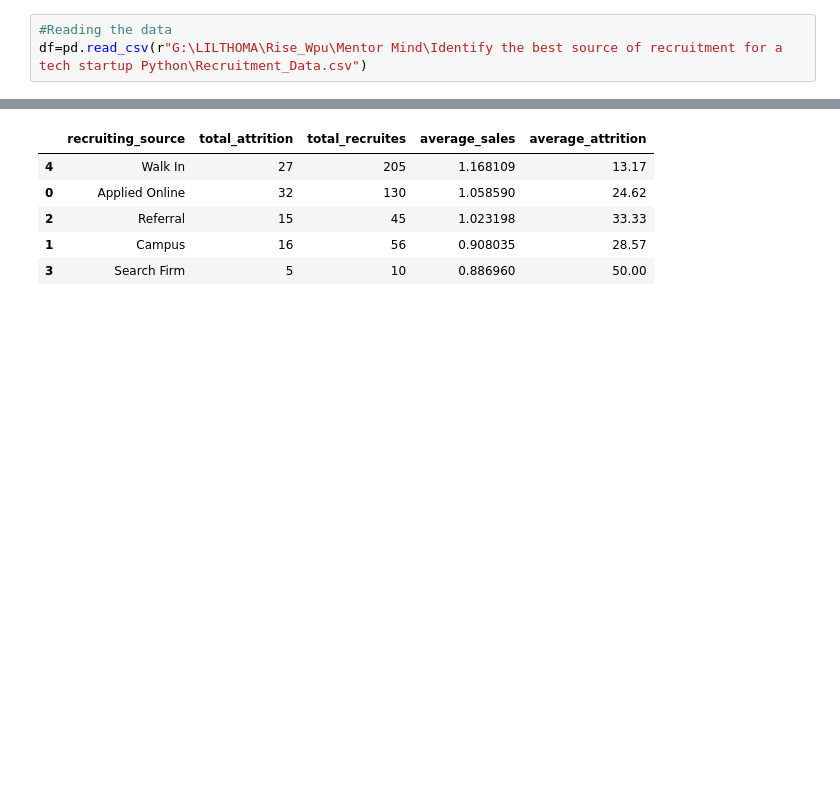
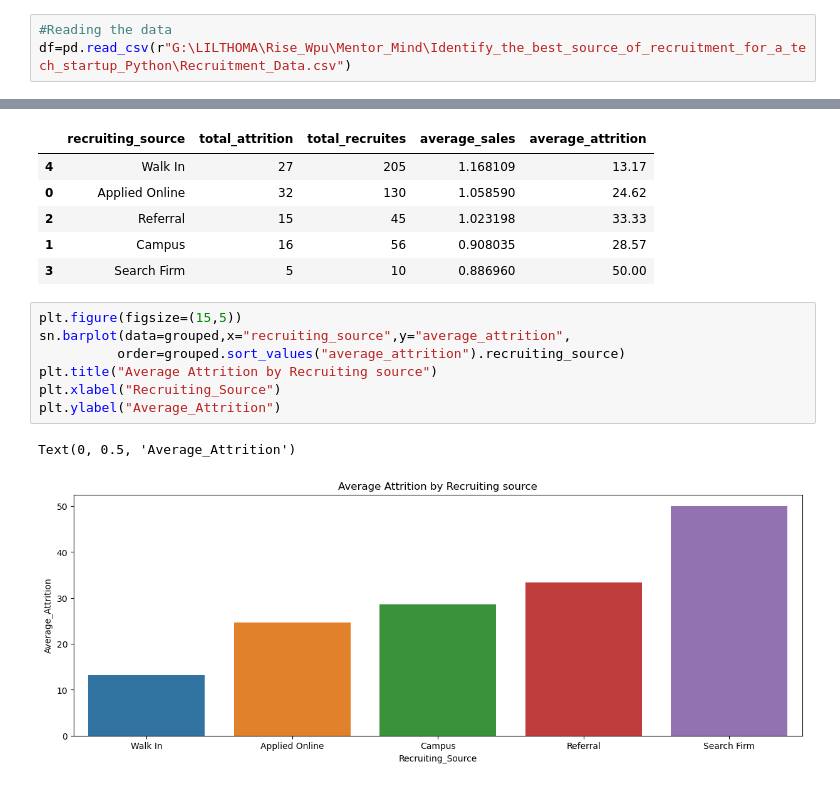
Before and after one commit to 7H0M45-4N70NY/MentorMind, a Jupyter notebook: EDA Recuitment_sources.ipynb, the cells around one changed output, grey strips where cells are left out. Drawn from its saved outputs; the diff is of its cells as text; blank space fills up the shorter version.

Commit message:
No major changes just two visualisation not using  ggplot

```diff
--- a/EDA Recuitment_sources.ipynb
+++ b/EDA Recuitment_sources.ipynb
@@ -5,7 +5,7 @@ import matplotlib.pyplot as plt
 import seaborn as sn
 # %%
 #Reading the data
-df=pd.read_csv(r"G:\LILTHOMA\Rise_Wpu\Mentor Mind\Identify the best source of recruitment for a tech startup Python\Recruitment_Data.csv")
+df=pd.read_csv(r"G:\LILTHOMA\Rise_Wpu\Mentor_Mind\Identify_the_best_source_of_recruitment_for_a_tech_startup_Python\Recruitment_Data.csv")
 # %%
 #Dimenisions of the data
 df.shape
@@ -89,3 +89,13 @@ grouped.sort_values(by=["average_sales","average_attrition"],ascending=[0,1])
 | 2 | Referral | 15 | 45 | 1.023198 | 33.33 |
 | 1 | Campus | 16 | 56 | 0.908035 | 28.57 |
 | 3 | Search Firm | 5 | 10 | 0.886960 | 50.00 |
+# %%
+plt.figure(figsize=(15,5))
+sn.barplot(data=grouped,x="recruiting_source",y="average_attrition",
+          order=grouped.sort_values("average_attrition").recruiting_source)
+plt.title("Average Attrition by Recruiting source")
+plt.xlabel("Recruiting_Source")
+plt.ylabel("Average_Attrition")
+# %% [output]
+Text(0, 0.5, 'Average_Attrition')
+[figure, added]
```
Also changed, not shown: parts of 1 cell of this notebook.
